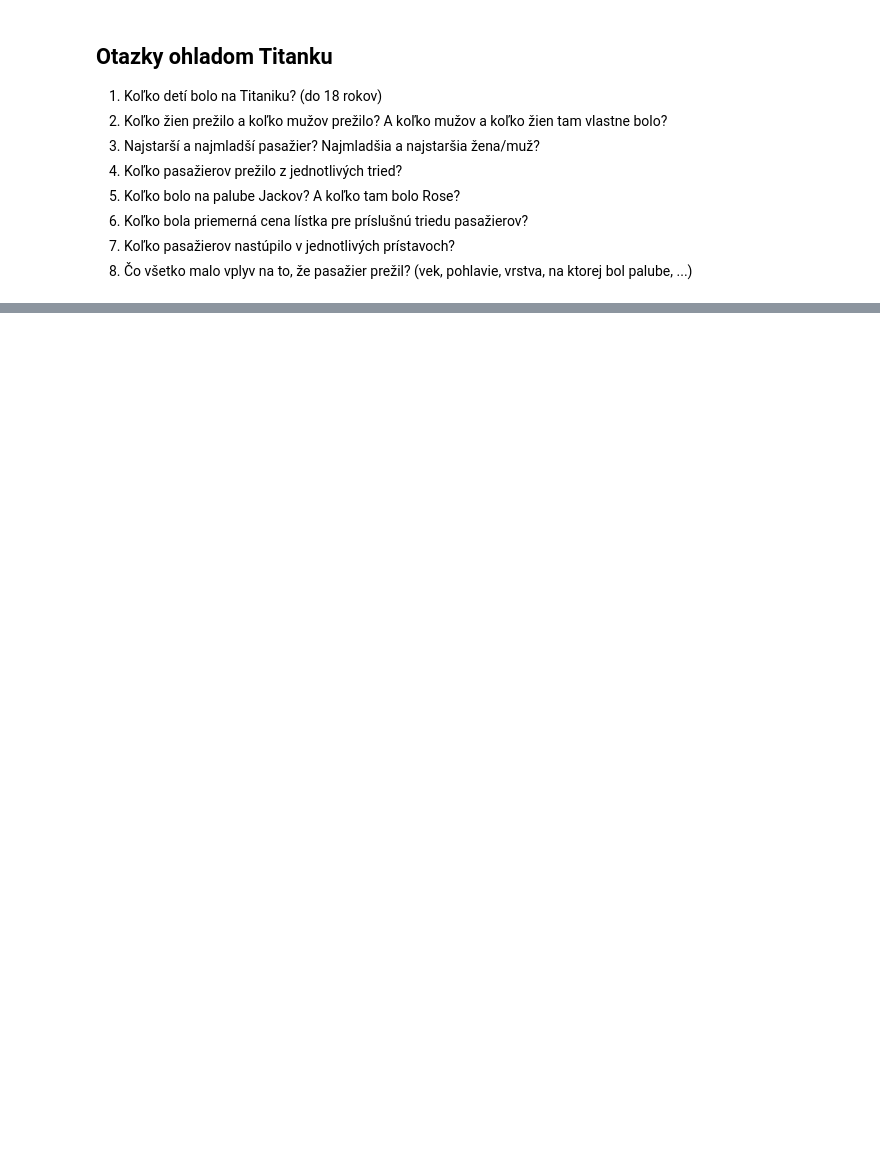
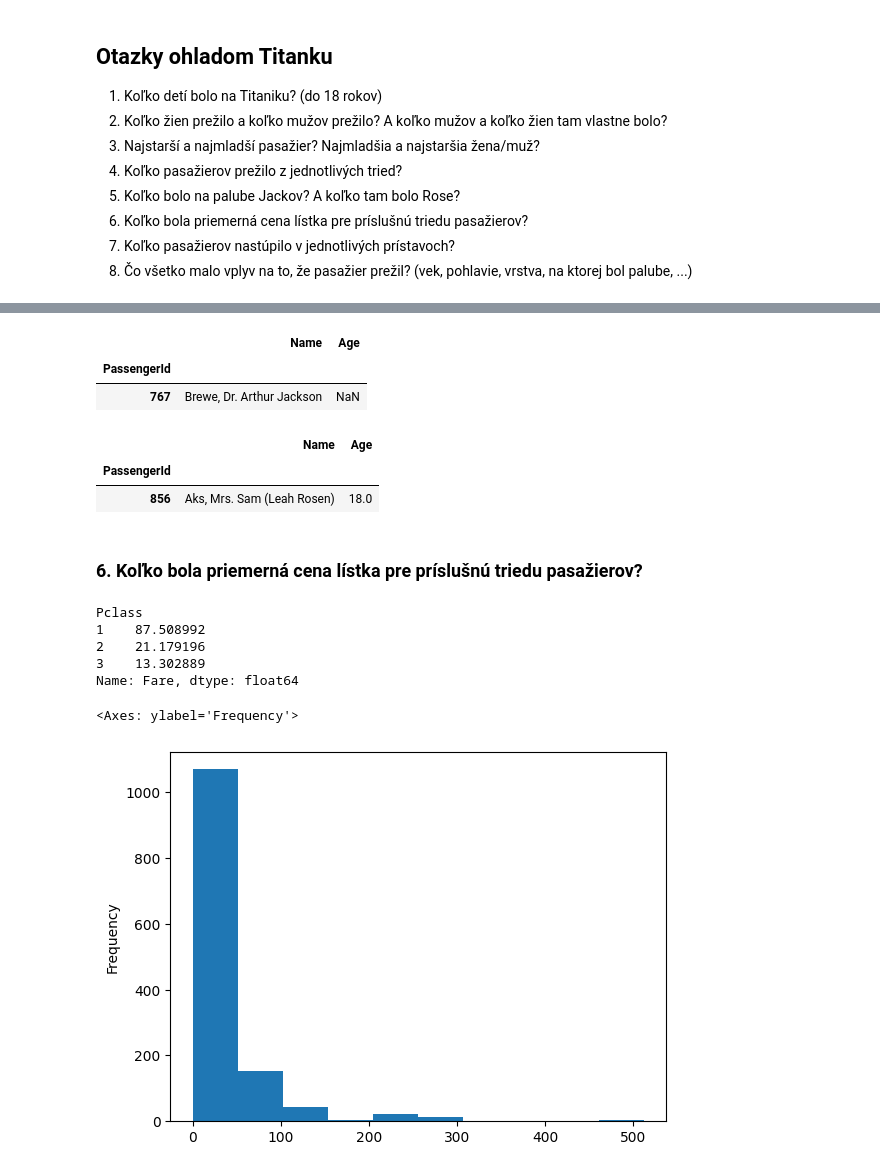
Before and after one commit to bletvaska/pandas-101, a Jupyter notebook: titanic.disaster.ipynb, the cells around one changed output, grey strips where cells are left out. Saved outputs shown, nothing was run; the diff lists cells and outputs as text; code cells hidden in the pictures; blank space fills up the shorter version.

```diff
--- a/titanic.disaster.ipynb
+++ b/titanic.disaster.ipynb
@@ -133,0 +247,31 @@ memory usage: 175.5+ KB
+# %%
+# bol tam jack?
+filter_is_jack = df['firstname'].str.contains('Jack')
+df.loc[ filter_is_male & filter_is_jack, ('Name', 'Age') ]
+# %% [output]
+|  | Name | Age |
+| PassengerId |  |  |
+| 767 | Brewe, Dr. Arthur Jackson | NaN |
+# %%
+# bola tam rose?
+filter_is_rose = df['firstname'].str.contains('Rose')
+df.loc[ ~filter_is_male & filter_is_rose, ('Name', 'Age') ]
+# %% [output]
+|  | Name | Age |
+| PassengerId |  |  |
+| 856 | Aks, Mrs. Sam (Leah Rosen) | 18.0 |
+# %% [markdown]
+### 6. Koľko bola priemerná cena lístka pre príslušnú triedu pasažierov?
+# %%
+df.groupby('Pclass')['Fare'].mean()
+# %% [output]
+Pclass
+1    87.508992
+2    21.179196
+3    13.302889
+Name: Fare, dtype: float64
+# %%
+df['Fare'].plot(kind='hist')
+# %% [output]
+<Axes: ylabel='Frequency'>
+[figure, added]
```
Also changed, not shown: parts of 36 cells of this notebook, 1 other file.
